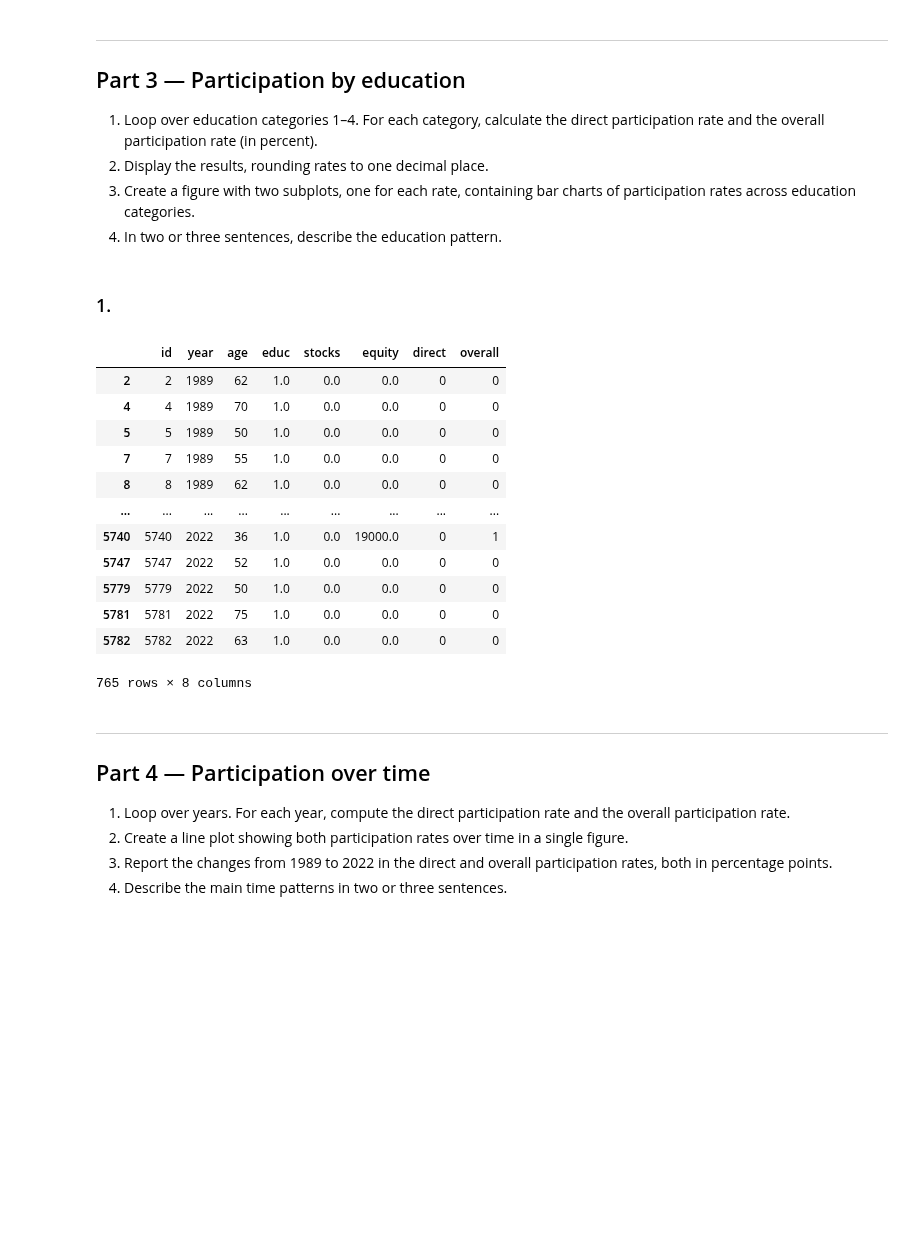
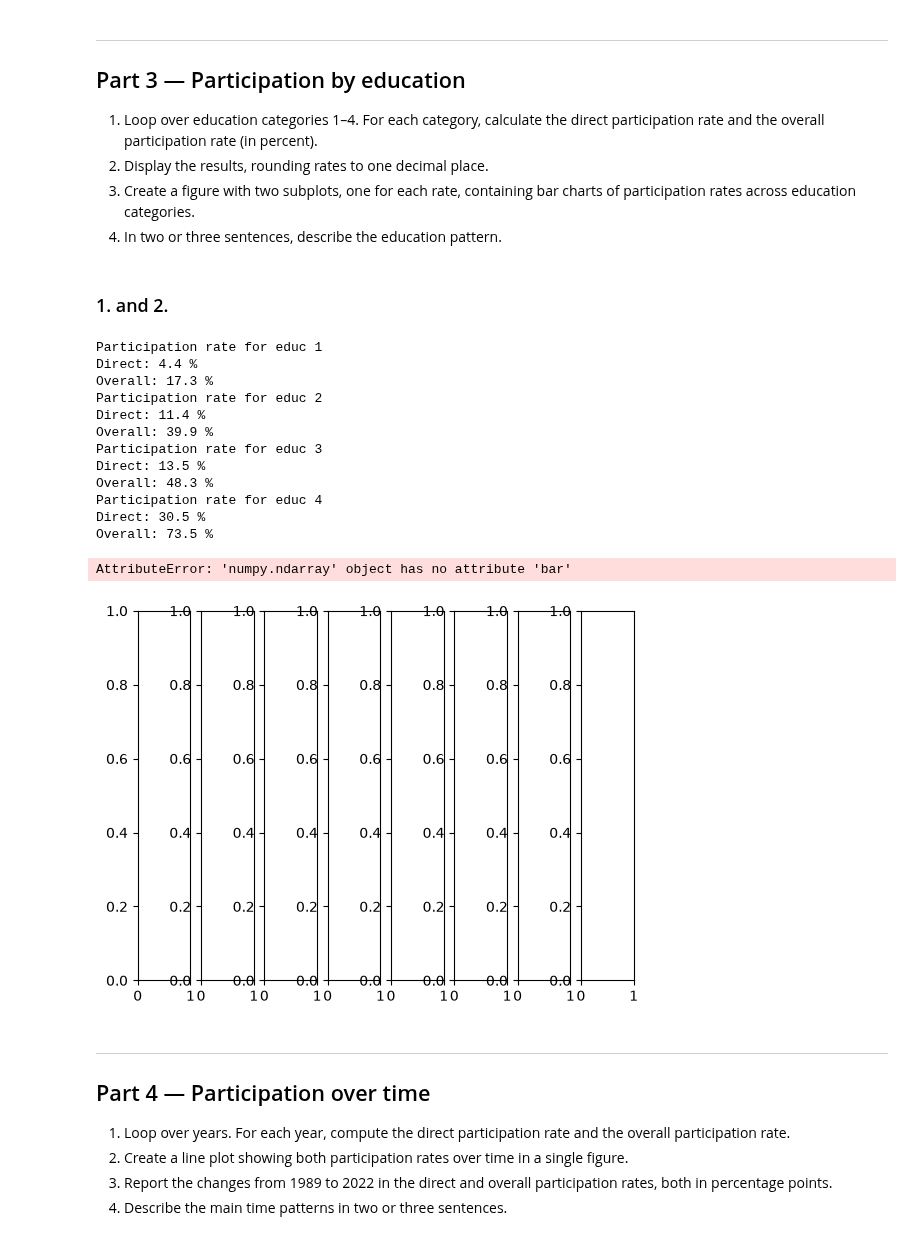
Before and after one commit to fet-jakob/JFV-TCH2-H26-assignment3, a Jupyter notebook: assignment3_JFV.ipynb, the cells around one changed output. Saved outputs shown, nothing was run; the diff lists cells and outputs as text; code cells hidden in the pictures; blank space fills up the shorter version.

```diff
--- a/assignment3_JFV.ipynb
+++ b/assignment3_JFV.ipynb
@@ -270,28 +270,29 @@ Overall rate:
    of participation rates across education categories.
 4. In two or three sentences, describe the education pattern.
 # %% [markdown]
-### 1.
+### 1. and 2.
 # %%
+rates_direct = []
+rates_overall = []
 
+for i in [1,2,3,4]:
+    print(f'Participation rate for educ {i}')
+    dfed = df[df['educ'] == i]
+    print('Direct:', round(dfed['direct'].mean()*100, 1), '%')
+    print('Overall:', round(dfed['overall'].mean()*100, 1), '%')
 
-#for i in df['educ'] and df['direct'] and df['overall']:
-    #if i == 1.0:
-
-ed1 = df[df['educ'] == 1.0]
-ed2 = df[df['educ'] == 2.0]
-ed3 = df[df['educ'] == 3.0]
-ed4 = df[df['educ'] == 4.0]
+    rates_direct.append(dfed['direct'].mean()*100)
+    rates_overall.append(dfed['overall'].mean()*100)
 # %% [output]
-|  | id | year | age | educ | stocks | equity | direct | overall |
-| 2 | 2 | 1989 | 62 | 1.0 | 0.0 | 0.0 | 0 | 0 |
-| 4 | 4 | 1989 | 70 | 1.0 | 0.0 | 0.0 | 0 | 0 |
-| 5 | 5 | 1989 | 50 | 1.0 | 0.0 | 0.0 | 0 | 0 |
-| 7 | 7 | 1989 | 55 | 1.0 | 0.0 | 0.0 | 0 | 0 |
-| 8 | 8 | 1989 | 62 | 1.0 | 0.0 | 0.0 | 0 | 0 |
-| ... | ... | ... | ... | ... | ... | ... | ... | ... |
-| 5740 | 5740 | 2022 | 36 | 1.0 | 0.0 | 19000.0 | 0 | 1 |
-| 5747 | 5747 | 2022 | 52 | 1.0 | 0.0 | 0.0 | 0 | 0 |
-| 5779 | 5779 | 2022 | 50 | 1.0 | 0.0 | 0.0 | 0 | 0 |
-| 5781 | 5781 | 2022 | 75 | 1.0 | 0.0 | 0.0 | 0 | 0 |
-| 5782 | 5782 | 2022 | 63 | 1.0 | 0.0 | 0.0 | 0 | 0 |
-765 rows × 8 columns
+Participation rate for educ 1
+Direct: 4.4 %
+Overall: 17.3 %
+Participation rate for educ 2
+Direct: 11.4 %
+Overall: 39.9 %
+Participation rate for educ 3
+Direct: 13.5 %
+Overall: 48.3 %
+Participation rate for educ 4
+Direct: 30.5 %
+Overall: 73.5 %
@@ -298,3 +301,21 @@ ed4 = df[df['educ'] == 4.0]
+# %%
+education_categories = [1,2,3,4]
+
+fig, ax = plt.subplots(1,8)
+
+ax.bar(education_categories, rates_direct) #, c='blue', label='Direct rate')
+ax.bar(education_categories, rates_overall) #, c='orange', label='Overall rate')
+
+
+#plt.bar(education_categories, rates_direct)
+#plt.bar(education_categories, rates_overall)
+#plt.legend()
+#plt.xlabel('Education category')
+#plt.ylabel('Participation rate %')
+#plt.title('Participation rate per education category')
+# %% [output]
+AttributeError: 'numpy.ndarray' object has no attribute 'bar'
+[figure, added]
 # %% [markdown]
 ***
 ## Part 4 — Participation over time
```
Also changed, not shown: parts of 1 cell of this notebook, 2 other files.
